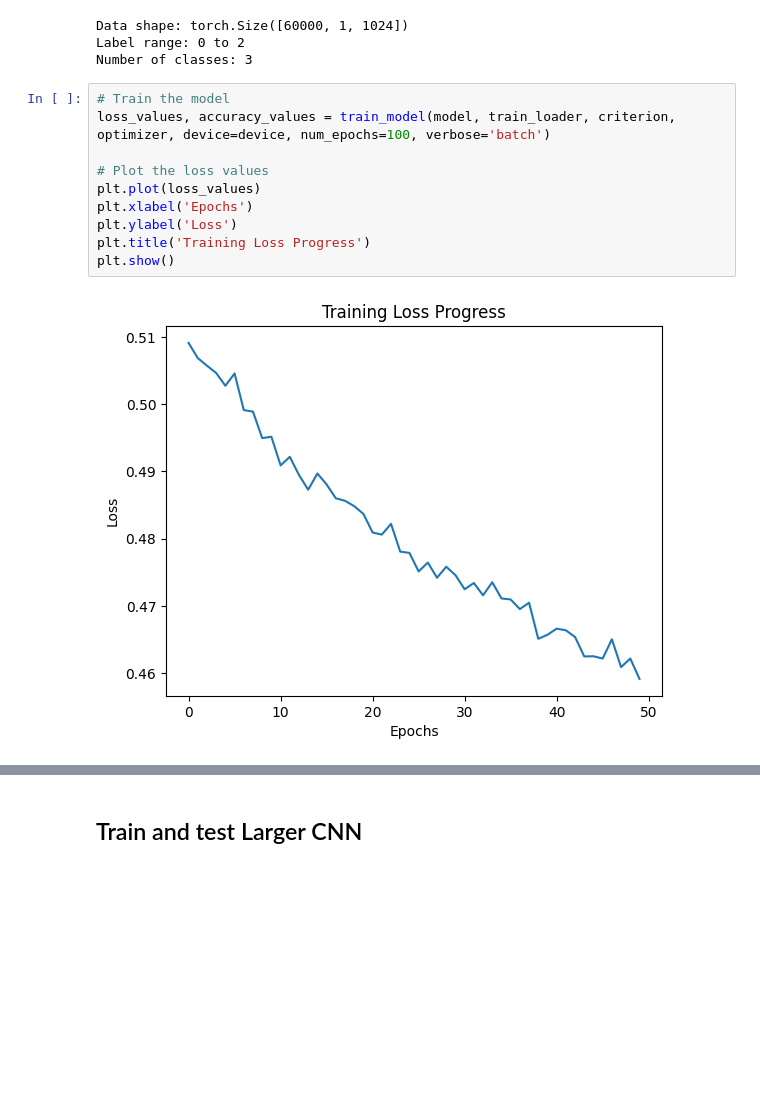
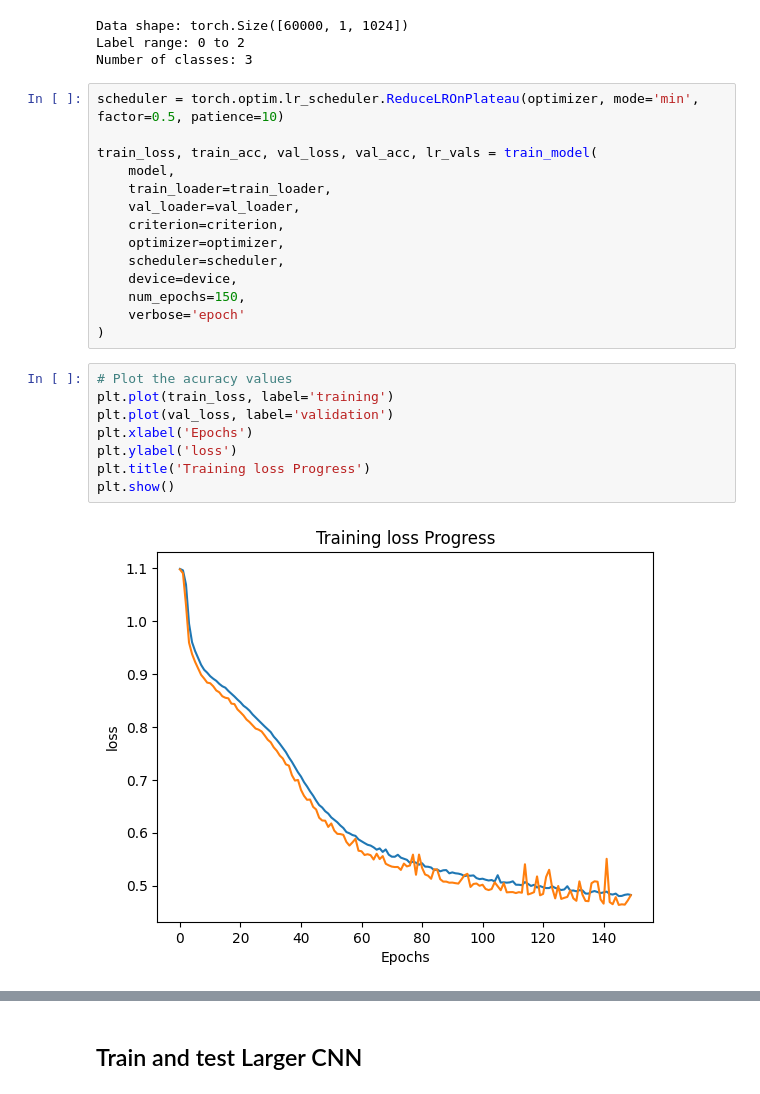
Before and after one commit to tls54/THz-TD-CNN, a Jupyter notebook: Model_testing.ipynb, the cells around one changed output, grey strips where cells are left out. Cells and saved outputs as stored; diff of their text form; blank space fills up the shorter version.

```diff
--- a/Model_testing.ipynb
+++ b/Model_testing.ipynb
@@ -77,17 +113,29 @@ print("Number of classes:", num_classes)
 Data shape: torch.Size([60000, 1, 1024])
 Label range: 0 to 2
 Number of classes: 3
+# %%
+scheduler = torch.optim.lr_scheduler.ReduceLROnPlateau(optimizer, mode='min', factor=0.5, patience=10)
+
+train_loss, train_acc, val_loss, val_acc, lr_vals = train_model(
+    model,
+    train_loader=train_loader,
+    val_loader=val_loader,
+    criterion=criterion,
+    optimizer=optimizer,
+    scheduler=scheduler,
+    device=device,
+    num_epochs=150,
+    verbose='epoch'
+)
 # %%
-# Train the model
-loss_values, accuracy_values = train_model(model, train_loader, criterion, optimizer, device=device, num_epochs=100, verbose='batch')
-
-# Plot the loss values
-plt.plot(loss_values)
+# Plot the acuracy values
+plt.plot(train_loss, label='training')
+plt.plot(val_loss, label='validation')
 plt.xlabel('Epochs')
-plt.ylabel('Loss')
-plt.title('Training Loss Progress')
+plt.ylabel('loss')
+plt.title('Training loss Progress')
 plt.show()
 # %% [output]
-[figure, old version]
+[figure, new version]
 # %%
 # Plot the acuracy values
```
Also changed, not shown: parts of 15 cells of this notebook, 4 other files.
